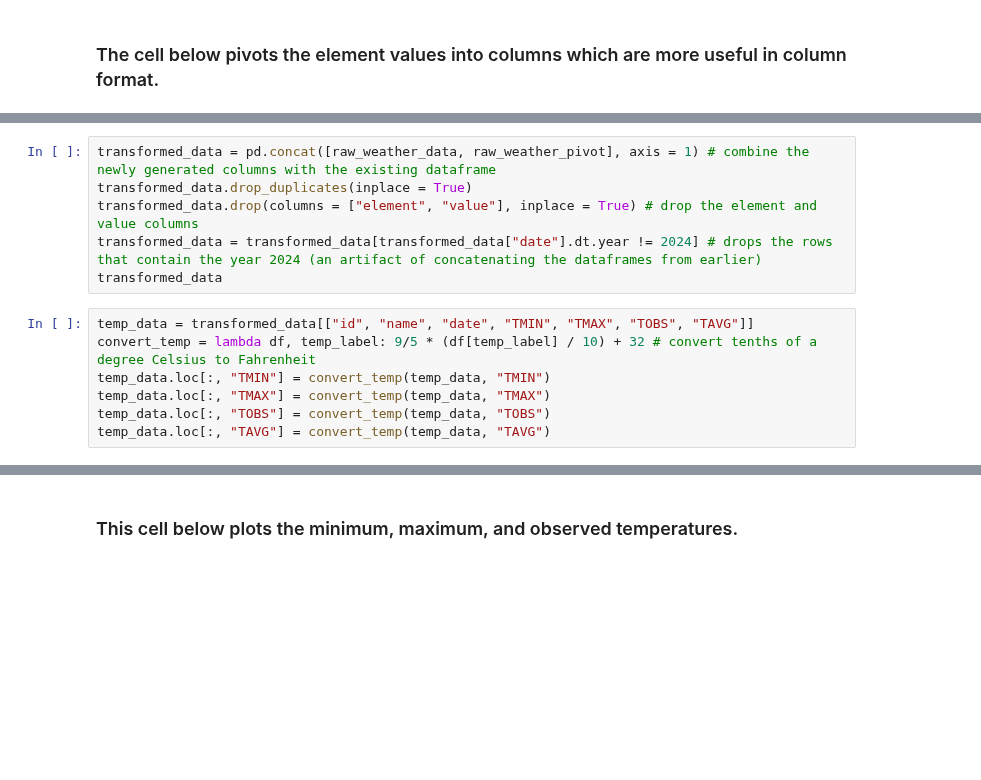
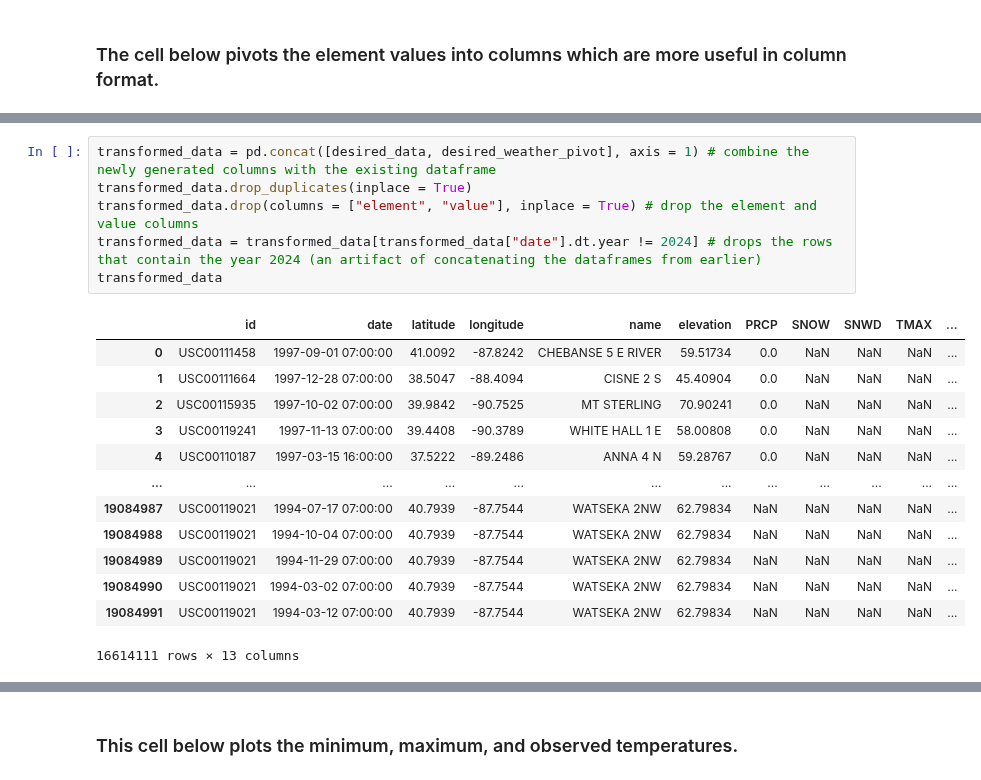
Before and after one commit to hfactor13/IllinoisWeather, a Jupyter notebook: weather_analysis.ipynb, the cells around one changed output, grey strips where cells are left out. Saved outputs shown, nothing was run; the diff lists cells and outputs as text; blank space fills up the shorter version.

```diff
--- a/weather_analysis.ipynb
+++ b/weather_analysis.ipynb
@@ -123,13 +127,20 @@ raw_weather_pivot
 # %%
-transformed_data = pd.concat([raw_weather_data, raw_weather_pivot], axis = 1) # combine the newly generated columns with the existing dataframe
+transformed_data = pd.concat([desired_data, desired_weather_pivot], axis = 1) # combine the newly generated columns with the existing dataframe
 transformed_data.drop_duplicates(inplace = True)
 transformed_data.drop(columns = ["element", "value"], inplace = True) # drop the element and value columns
 transformed_data = transformed_data[transformed_data["date"].dt.year != 2024] # drops the rows that contain the year 2024 (an artifact of concatenating the dataframes from earlier)
 transformed_data
+# %% [output]
+|  | id | date | latitude | longitude | name | elevation | PRCP | SNOW | SNWD | TMAX | ... |
+| 0 | USC00111458 | 1997-09-01 07:00:00 | 41.0092 | -87.8242 | CHEBANSE 5 E RIVER | 59.51734 | 0.0 | NaN | NaN | NaN | ... |
+| 1 | USC00111664 | 1997-12-28 07:00:00 | 38.5047 | -88.4094 | CISNE 2 S | 45.40904 | 0.0 | NaN | NaN | NaN | ... |
+| 2 | USC00115935 | 1997-10-02 07:00:00 | 39.9842 | -90.7525 | MT STERLING | 70.90241 | 0.0 | NaN | NaN | NaN | ... |
+| 3 | USC00119241 | 1997-11-13 07:00:00 | 39.4408 | -90.3789 | WHITE HALL 1 E | 58.00808 | 0.0 | NaN | NaN | NaN | ... |
+| 4 | USC00110187 | 1997-03-15 16:00:00 | 37.5222 | -89.2486 | ANNA 4 N | 59.28767 | 0.0 | NaN | NaN | NaN | ... |
+| ... | ... | ... | ... | ... | ... | ... | ... | ... | ... | ... | ... |
+| 19084987 | USC00119021 | 1994-07-17 07:00:00 | 40.7939 | -87.7544 | WATSEKA 2NW | 62.79834 | NaN | NaN | NaN | NaN | ... |
+| 19084988 | USC00119021 | 1994-10-04 07:00:00 | 40.7939 | -87.7544 | WATSEKA 2NW | 62.79834 | NaN | NaN | NaN | NaN | ... |
+| 19084989 | USC00119021 | 1994-11-29 07:00:00 | 40.7939 | -87.7544 | WATSEKA 2NW | 62.79834 | NaN | NaN | NaN | NaN | ... |
+| 19084990 | USC00119021 | 1994-03-02 07:00:00 | 40.7939 | -87.7544 | WATSEKA 2NW | 62.79834 | NaN | NaN | NaN | NaN | ... |
+| 19084991 | USC00119021 | 1994-03-12 07:00:00 | 40.7939 | -87.7544 | WATSEKA 2NW | 62.79834 | NaN | NaN | NaN | NaN | ... |
+16614111 rows × 13 columns
-# %%
-temp_data = transformed_data[["id", "name", "date", "TMIN", "TMAX", "TOBS", "TAVG"]]
-convert_temp = lambda df, temp_label: 9/5 * (df[temp_label] / 10) + 32 # convert tenths of a degree Celsius to Fahrenheit
-temp_data.loc[:, "TMIN"] = convert_temp(temp_data, "TMIN")
-temp_data.loc[:, "TMAX"] = convert_temp(temp_data, "TMAX")
-temp_data.loc[:, "TOBS"] = convert_temp(temp_data, "TOBS")
-temp_data.loc[:, "TAVG"] = convert_temp(temp_data, "TAVG")
```
Also changed, not shown: parts of 10 cells of this notebook.
